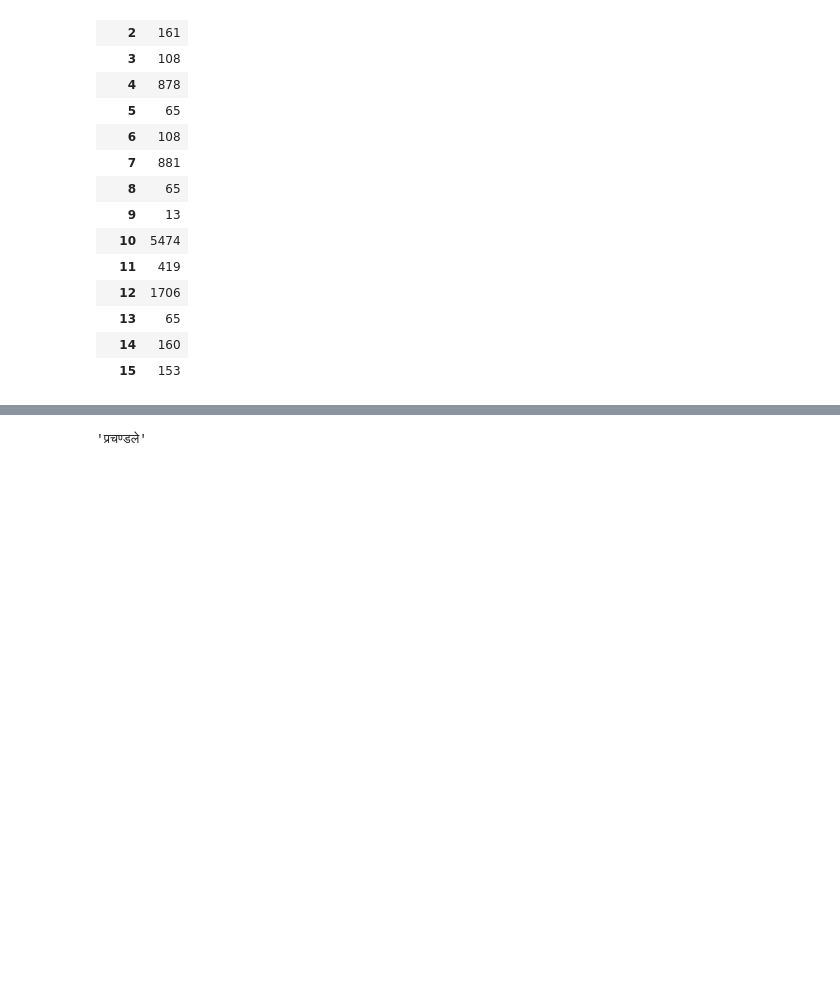
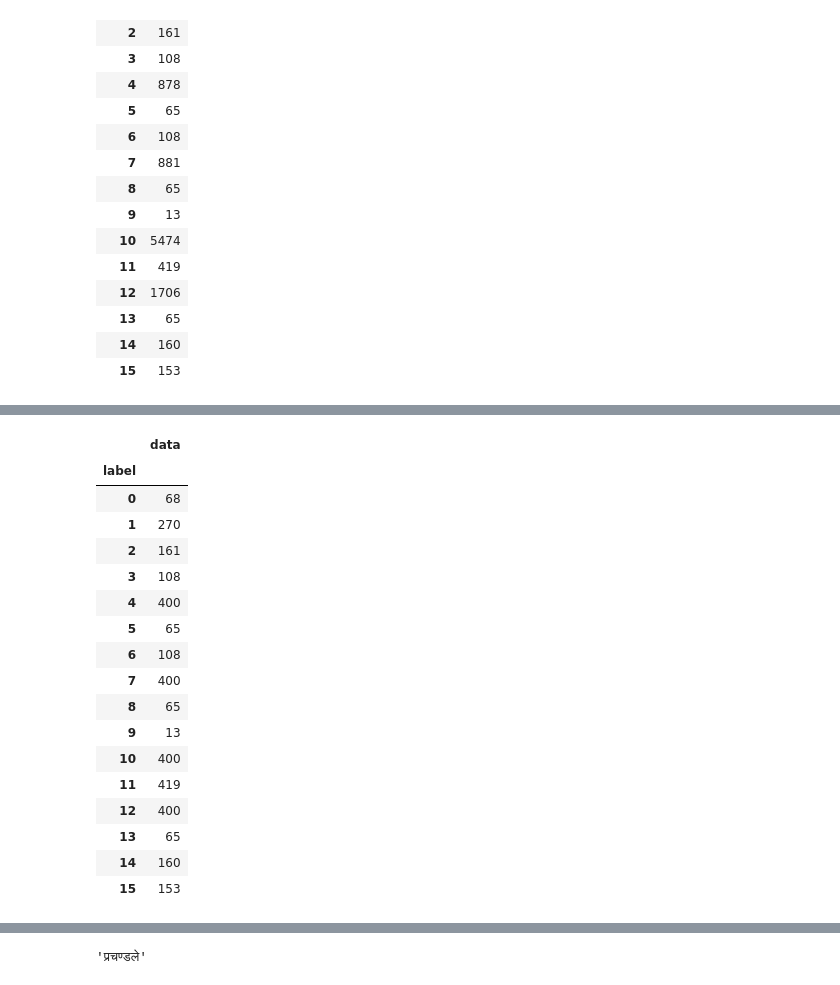
Before and after one commit to datafiction/oya-nepali-nlp, a Jupyter notebook: nepali_news_classification.ipynb, the cells around one changed output, grey strips where cells are left out. Saved outputs shown, nothing was run; the diff lists cells and outputs as text; code cells hidden in the pictures; blank space fills up the shorter version.

```diff
--- a/nepali_news_classification.ipynb
+++ b/nepali_news_classification.ipynb
@@ -91,0 +119,21 @@ plt.show()
+# %%
+pd_train_1.groupby('label').count()
+# %% [output]
+|  | data |
+| label |  |
+| 0 | 68 |
+| 1 | 270 |
+| 2 | 161 |
+| 3 | 108 |
+| 4 | 400 |
+| 5 | 65 |
+| 6 | 108 |
+| 7 | 400 |
+| 8 | 65 |
+| 9 | 13 |
+| 10 | 400 |
+| 11 | 419 |
+| 12 | 400 |
+| 13 | 65 |
+| 14 | 160 |
+| 15 | 153 |
```
Also changed, not shown: parts of 44 cells of this notebook, 1 other file.
